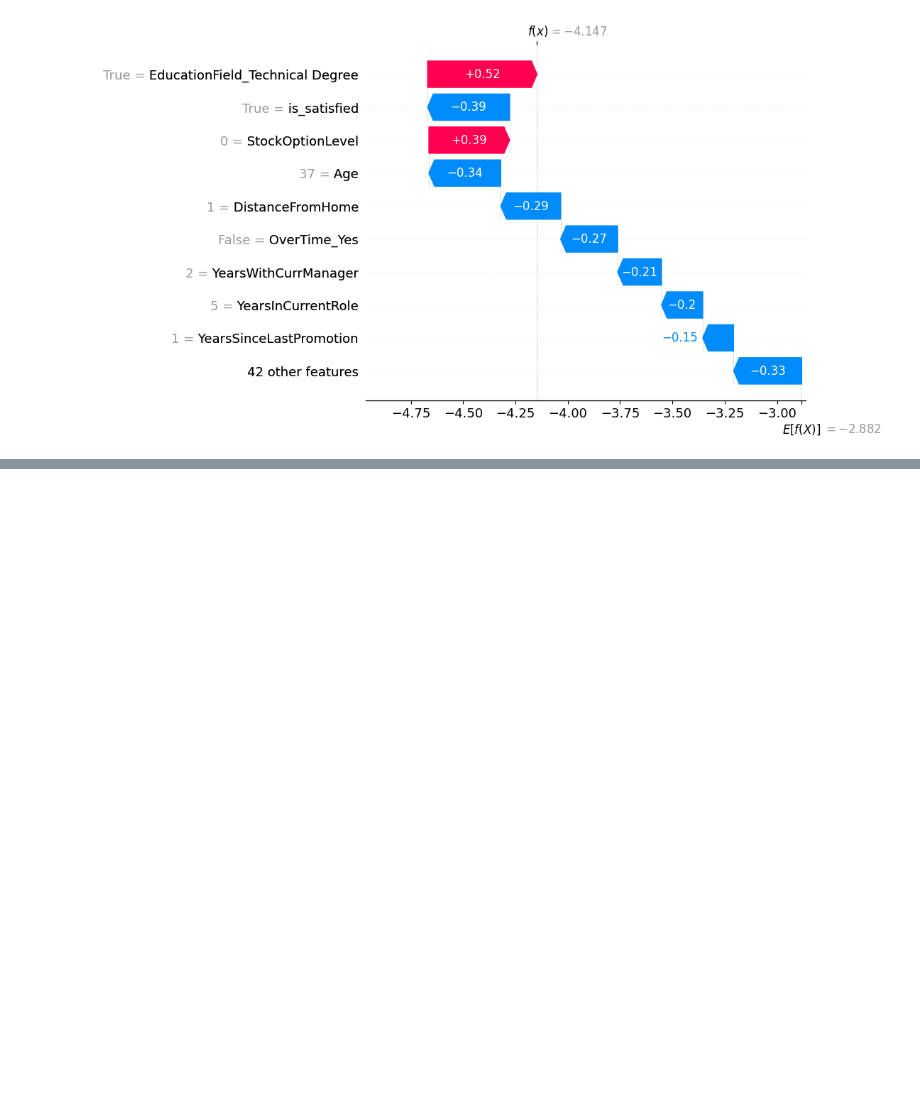
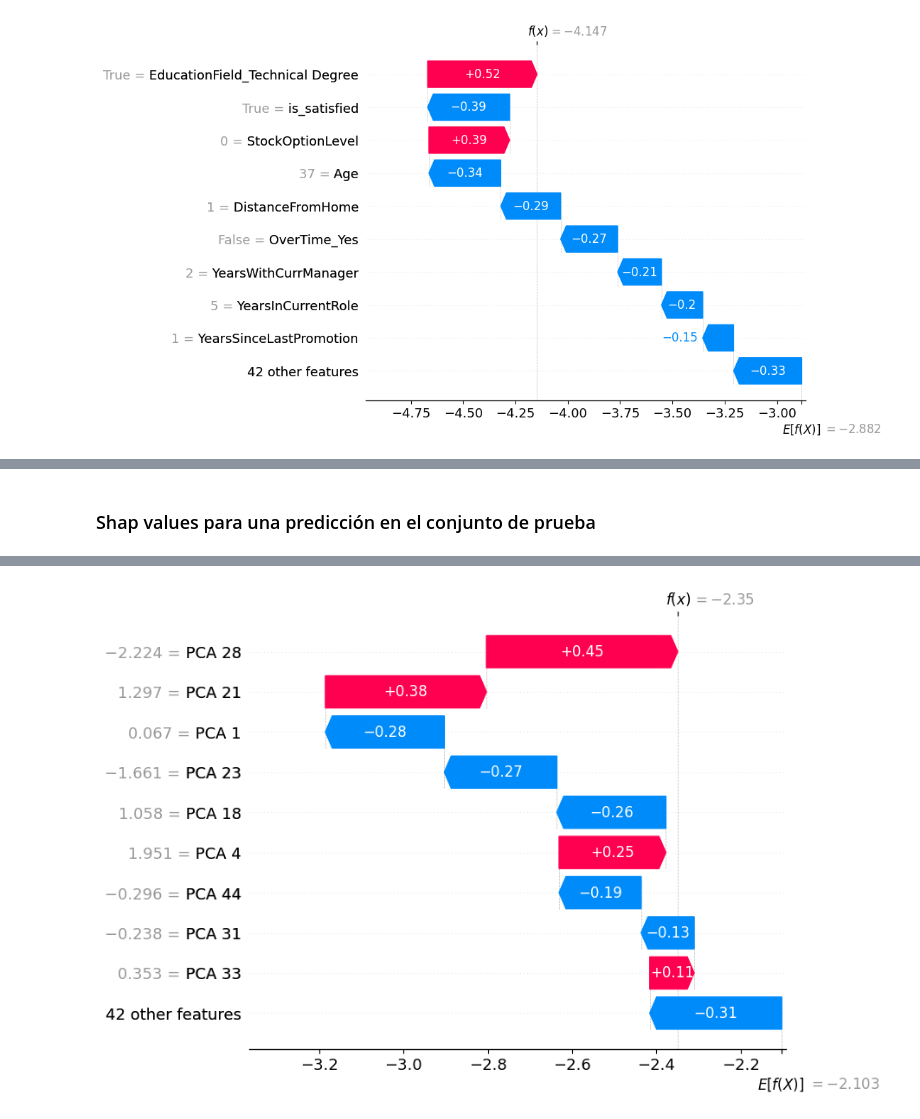
Before and after one commit to luisejdm/Aprendizaje_Estadistico, a Jupyter notebook: Examenes/Examen4_practico.ipynb, the cells around one changed output, grey strips where cells are left out. Cells and saved outputs as stored; diff of their text form; code cells hidden in the pictures; blank space fills up the shorter version.

```diff
--- a/Examenes/Examen4_practico.ipynb
+++ b/Examenes/Examen4_practico.ipynb
@@ -335,0 +355,17 @@ shap.summary_plot(shap_values, X_shap, plot_type='dot', max_display=10)
+# %% [markdown]
+### Shap values para una predicción en el conjunto de prueba
+# %%
+X_shap = X_test.copy()
+X_shap = X_test.sample(int(len(X_test)*0.7), random_state=42)
+explainer = shap.TreeExplainer(model)
+shap_values = explainer.shap_values(X_shap)
+
+shap.initjs()
+plt.figure()
+shap.plots.waterfall(shap.Explanation(
+    values=shap_values[0],
+    base_values=explainer.expected_value,
+    data=X_shap.iloc[0],
+    feature_names=X_shap.keys()
+))
+# %% [output]
@@ -335,0 +373 @@ shap.summary_plot(shap_values, X_shap, plot_type='dot', max_display=10)
+[figure, added]
```
Also changed, not shown: parts of 39 cells of this notebook.
